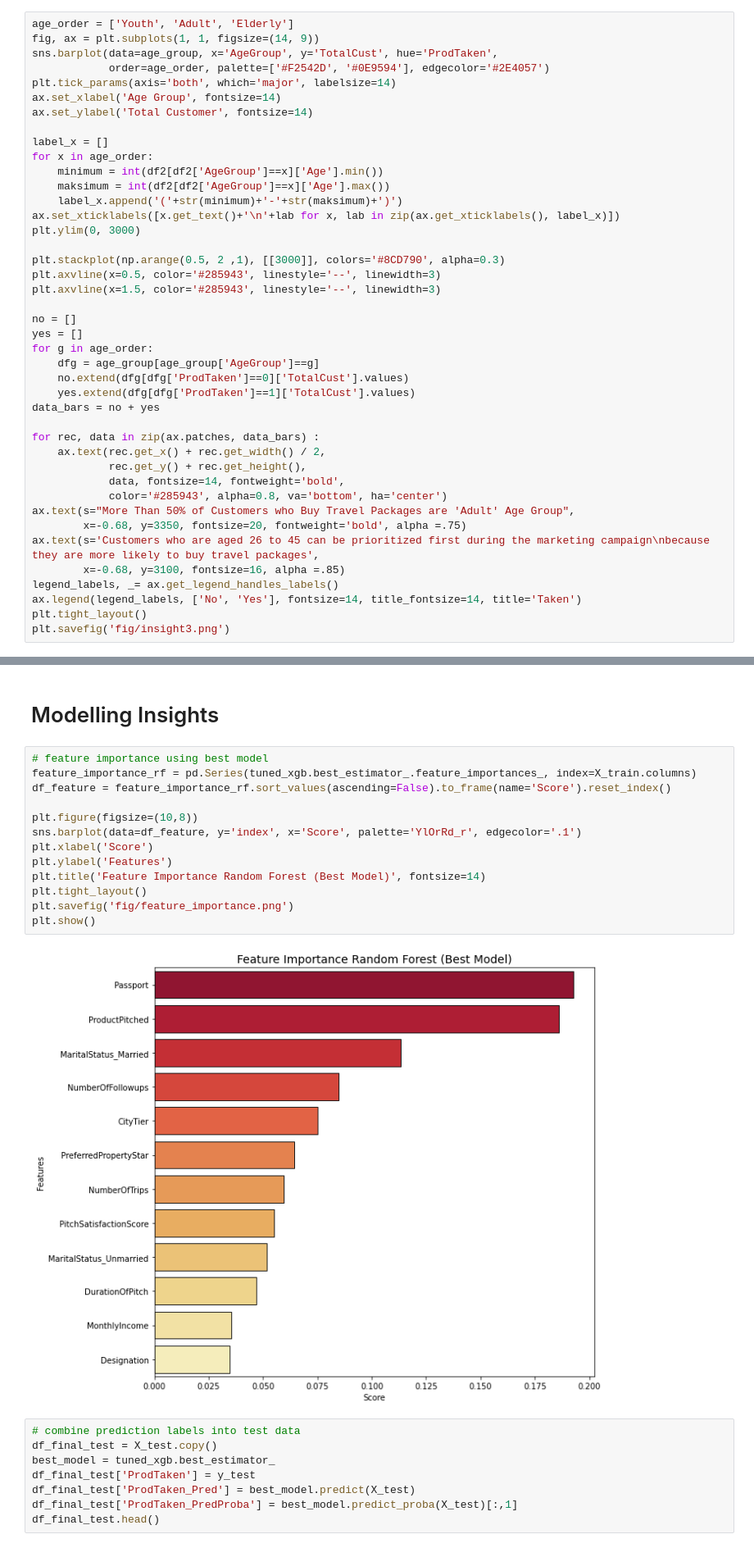
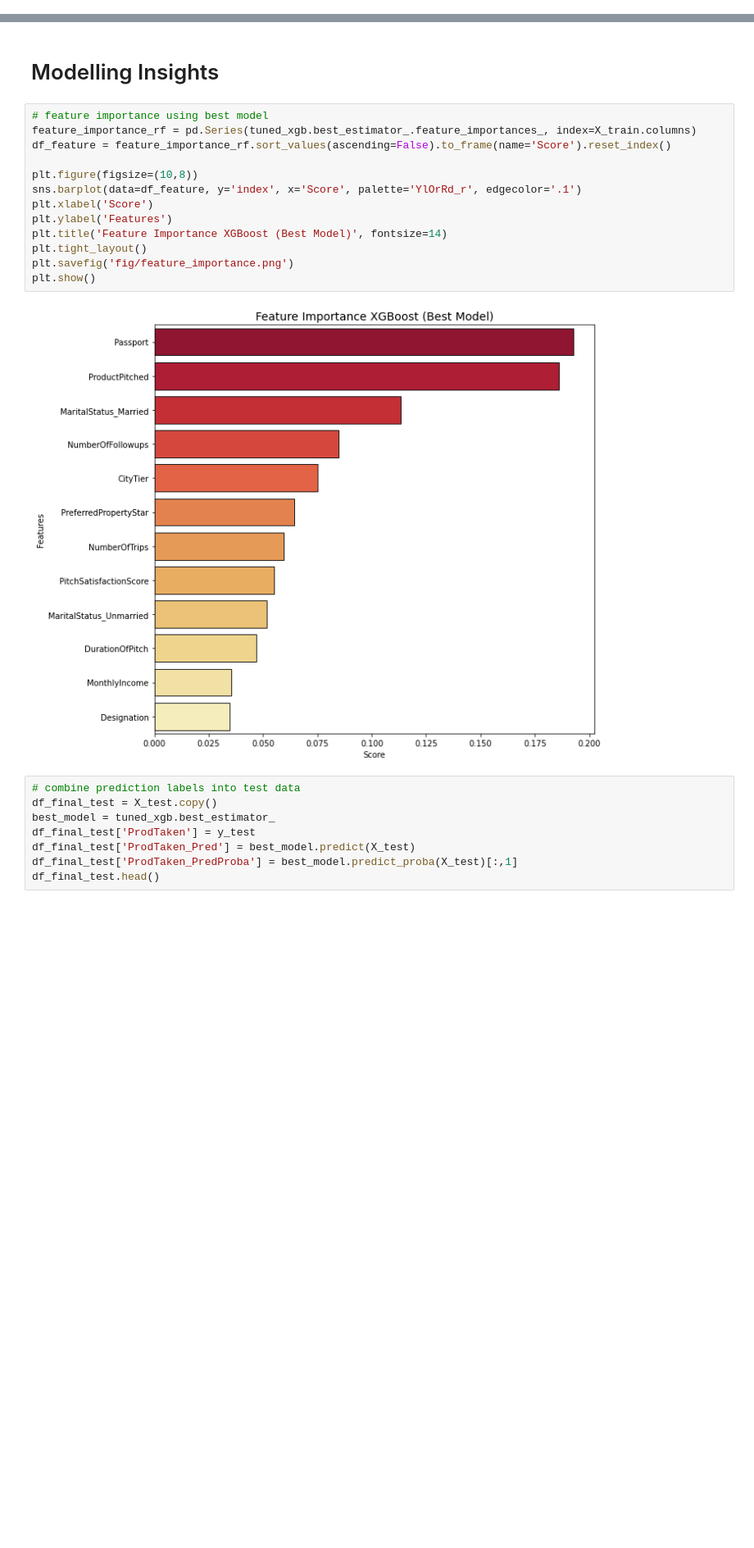
Before and after one commit to rezakalmas/Holiday-Package-Prediction, a Jupyter notebook: Holyday package prediction2.ipynb, the cells around one changed output, grey strips where cells are left out. Shown at 82% size. Drawn from its saved outputs; the diff is of its cells as text; blank space fills up the shorter version.

```diff
--- a/Holyday package prediction2.ipynb
+++ b/Holyday package prediction2.ipynb
@@ -528,42 +528,0 @@ age_group
-# %%
-age_order = ['Youth', 'Adult', 'Elderly']
-fig, ax = plt.subplots(1, 1, figsize=(14, 9))
-sns.barplot(data=age_group, x='AgeGroup', y='TotalCust', hue='ProdTaken',
-            order=age_order, palette=['#F2542D', '#0E9594'], edgecolor='#2E4057')
-plt.tick_params(axis='both', which='major', labelsize=14)
-ax.set_xlabel('Age Group', fontsize=14)
-ax.set_ylabel('Total Customer', fontsize=14)
-
-label_x = []
-for x in age_order:
-    minimum = int(df2[df2['AgeGroup']==x]['Age'].min())
-    maksimum = int(df2[df2['AgeGroup']==x]['Age'].max())
-    label_x.append('('+str(minimum)+'-'+str(maksimum)+')')
-ax.set_xticklabels([x.get_text()+'\n'+lab for x, lab in zip(ax.get_xticklabels(), label_x)])
-plt.ylim(0, 3000)
-
-plt.stackplot(np.arange(0.5, 2 ,1), [[3000]], colors='#8CD790', alpha=0.3)
-plt.axvline(x=0.5, color='#285943', linestyle='--', linewidth=3)
-plt.axvline(x=1.5, color='#285943', linestyle='--', linewidth=3)
-
-no = []
-yes = []
-for g in age_order:
-    dfg = age_group[age_group['AgeGroup']==g]
-    no.extend(dfg[dfg['ProdTaken']==0]['TotalCust'].values)
-    yes.extend(dfg[dfg['ProdTaken']==1]['TotalCust'].values)
-data_bars = no + yes
-
-for rec, data in zip(ax.patches, data_bars) :
-    ax.text(rec.get_x() + rec.get_width() / 2,
-            rec.get_y() + rec.get_height(),
-            data, fontsize=14, fontweight='bold',
-            color='#285943', alpha=0.8, va='bottom', ha='center')
-ax.text(s="More Than 50% of Customers who Buy Travel Packages are 'Adult' Age Group",
-        x=-0.68, y=3350, fontsize=20, fontweight='bold', alpha =.75)
-ax.text(s='Customers who are aged 26 to 45 can be prioritized first during the marketing campaign\nbecause they are more likely to buy travel packages',
-        x=-0.68, y=3100, fontsize=16, alpha =.85)
-legend_labels, _= ax.get_legend_handles_labels()
-ax.legend(legend_labels, ['No', 'Yes'], fontsize=14, title_fontsize=14, title='Taken')
-plt.tight_layout()
-plt.savefig('fig/insight3.png')
@@ -1408,18 +1474,18 @@ Dari hasil kelima model tersebut, maka dapat disimpulkan model **XGBoost** tetap
 # %%
 # feature importance using best model
 feature_importance_rf = pd.Series(tuned_xgb.best_estimator_.feature_importances_, index=X_train.columns)
 df_feature = feature_importance_rf.sort_values(ascending=False).to_frame(name='Score').reset_index()
 
 plt.figure(figsize=(10,8))
 sns.barplot(data=df_feature, y='index', x='Score', palette='YlOrRd_r', edgecolor='.1')
 plt.xlabel('Score')
 plt.ylabel('Features')
-plt.title('Feature Importance Random Forest (Best Model)', fontsize=14)
+plt.title('Feature Importance XGBoost (Best Model)', fontsize=14)
 plt.tight_layout()
 plt.savefig('fig/feature_importance.png')
 plt.show()
 # %% [output]
-[figure, old version]
+[figure, new version]
 # %%
 # combine prediction labels into test data
 df_final_test = X_test.copy()
```
Also changed, not shown: parts of 16 cells of this notebook, 1 other file.
